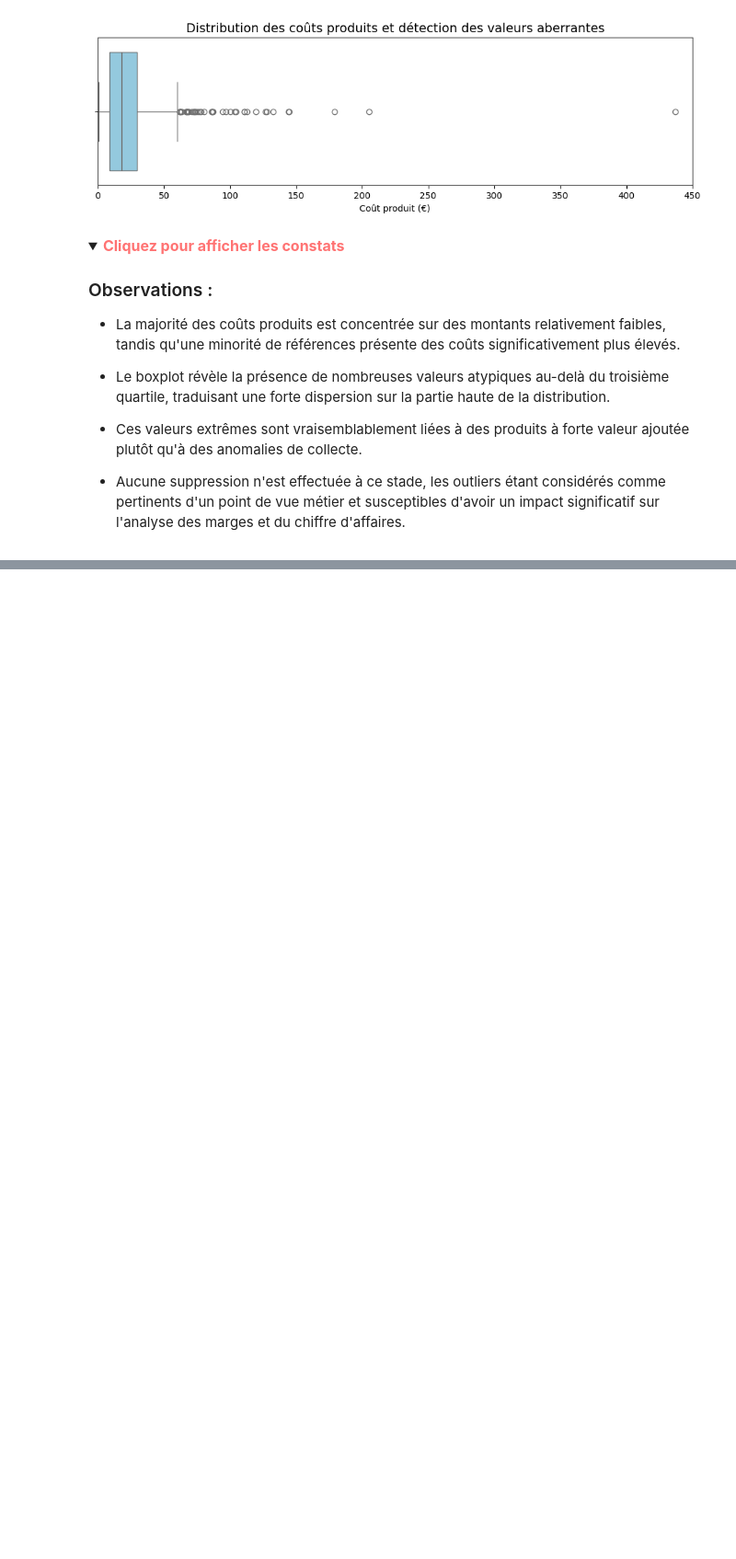
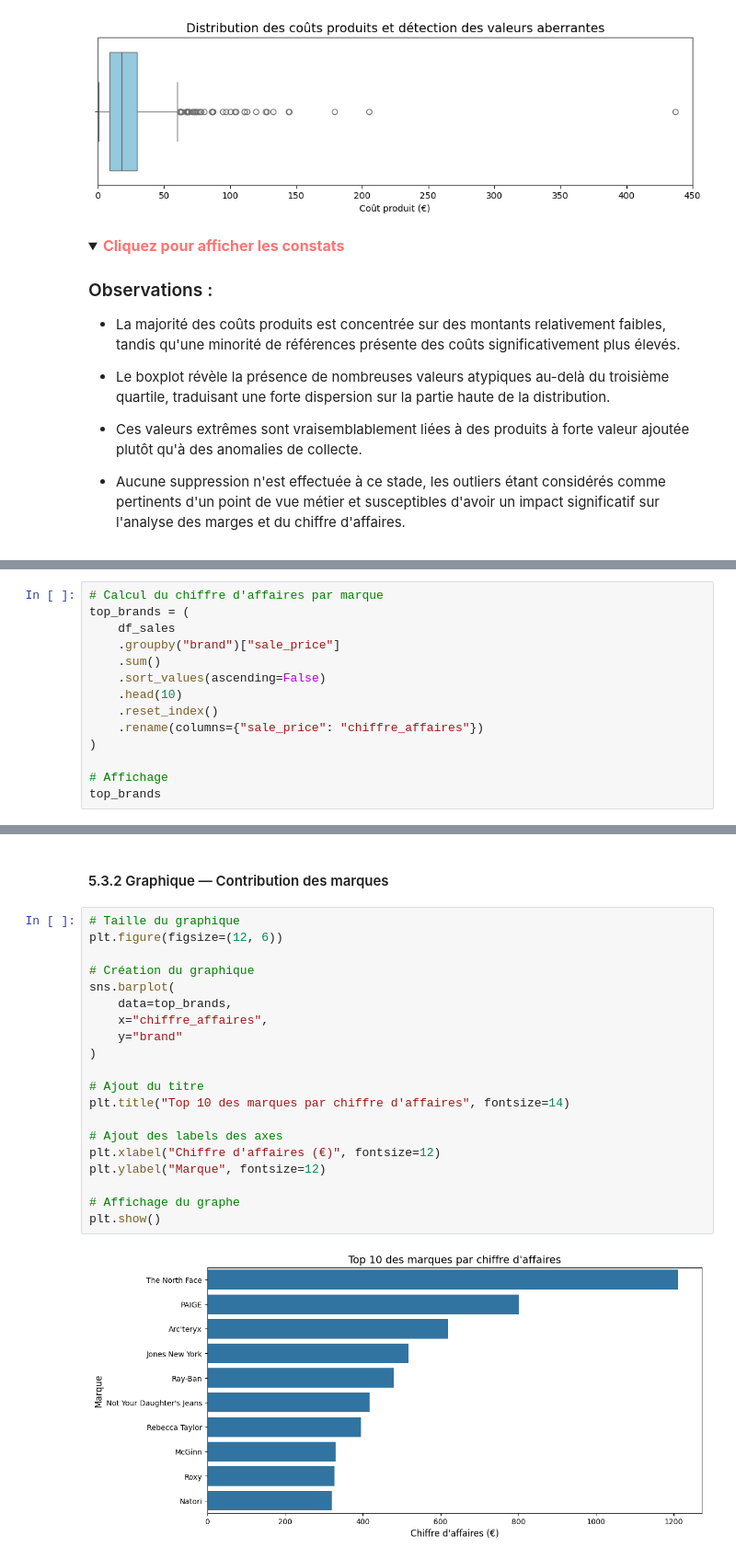
Before and after one commit to fko-data-sport/thelook-da-projet, a Jupyter notebook: notebooks/01_EDA_python.ipynb, the cells around one changed output, grey strips where cells are left out. Shown at 92% size. Cells and saved outputs as stored; diff of their text form; folded sections open; blank space fills up the shorter version.

```diff
--- a/notebooks/01_EDA_python.ipynb
+++ b/notebooks/01_EDA_python.ipynb
@@ -709,0 +714,14 @@ plt.show()
+# %%
+# Calcul du chiffre d'affaires par marque
+top_brands = (
+    df_sales
+    .groupby("brand")["sale_price"]
+    .sum()
+    .sort_values(ascending=False)
+    .head(10)
+    .reset_index()
+    .rename(columns={"sale_price": "chiffre_affaires"})
+)
+
+# Affichage
+top_brands
@@ -709,0 +740,24 @@ plt.show()
+# %% [markdown]
+#### 5.3.2 Graphique — Contribution des marques
+# %%
+# Taille du graphique
+plt.figure(figsize=(12, 6))
+
+# Création du graphique
+sns.barplot(
+    data=top_brands,
+    x="chiffre_affaires",
+    y="brand"
+)
+
+# Ajout du titre
+plt.title("Top 10 des marques par chiffre d'affaires", fontsize=14)
+
+# Ajout des labels des axes
+plt.xlabel("Chiffre d'affaires (€)", fontsize=12)
+plt.ylabel("Marque", fontsize=12)
+
+# Affichage du graphe
+plt.show()
+# %% [output]
+[figure, added]
```
Also changed, not shown: parts of 54 cells of this notebook.
